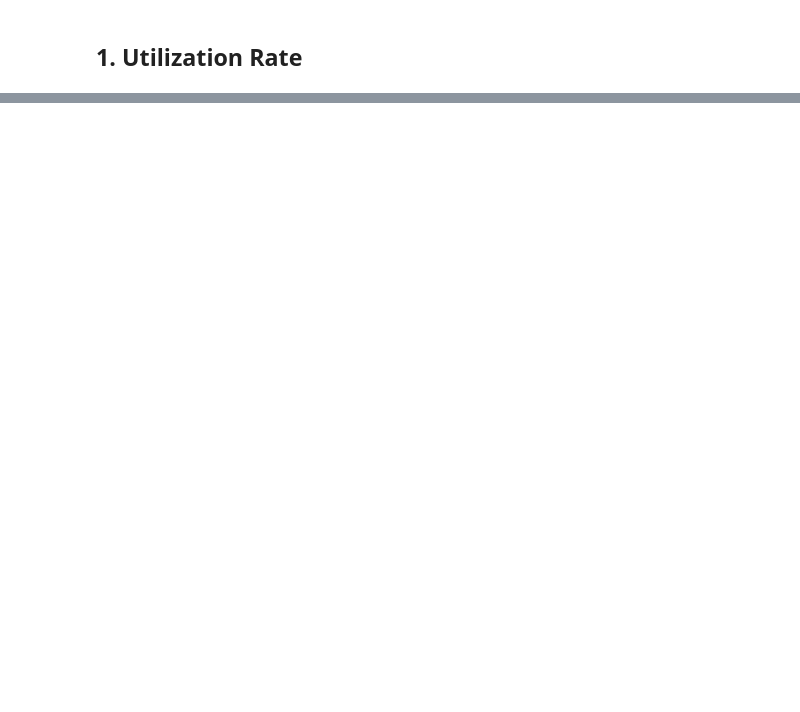
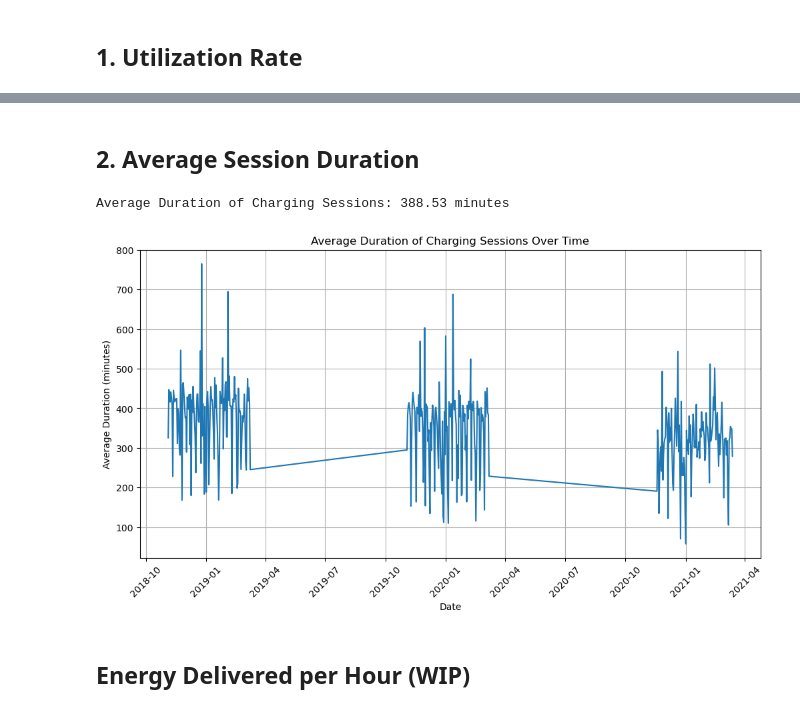
Before and after one commit to JanRkck/AA24, a Jupyter notebook: KPIs.ipynb, the cells around one changed output, grey strips where cells are left out. Cells and saved outputs as stored; diff of their text form; code cells hidden in the pictures; blank space fills up the shorter version.

```diff
--- a/KPIs.ipynb
+++ b/KPIs.ipynb
@@ -35,0 +55,28 @@ data['paymentRequired'] = data['paymentRequired'].astype('bool')
+# %% [markdown]
+## 2. Average Session Duration
+# %%
+data['session_duration'] = (data['disconnectTime'] - data['connectionTime']).dt.total_seconds() / 60.0
+
+average_duration = data['session_duration'].mean()
+
+print(f"Average Duration of Charging Sessions: {average_duration:.2f} minutes")
+# %% [output]
+Average Duration of Charging Sessions: 388.53 minutes
+# %%
+# Group by day and calculate the average duration for each day
+data['date'] = data['connectionTime'].dt.date
+average_duration_per_day = data.groupby('date')['session_duration'].mean().reset_index()
+
+# Line plot of the average duration over time
+plt.figure(figsize=(12, 6))
+sns.lineplot(data=average_duration_per_day, x='date', y='session_duration')
+plt.title('Average Duration of Charging Sessions Over Time')
+plt.xlabel('Date')
+plt.ylabel('Average Duration (minutes)')
+plt.xticks(rotation=45)
+plt.grid(True)
+plt.show()
+# %% [output]
+[figure, added]
+# %% [markdown]
+## Energy Delivered per Hour (WIP)
```
Also changed, not shown: parts of 4 cells of this notebook.
